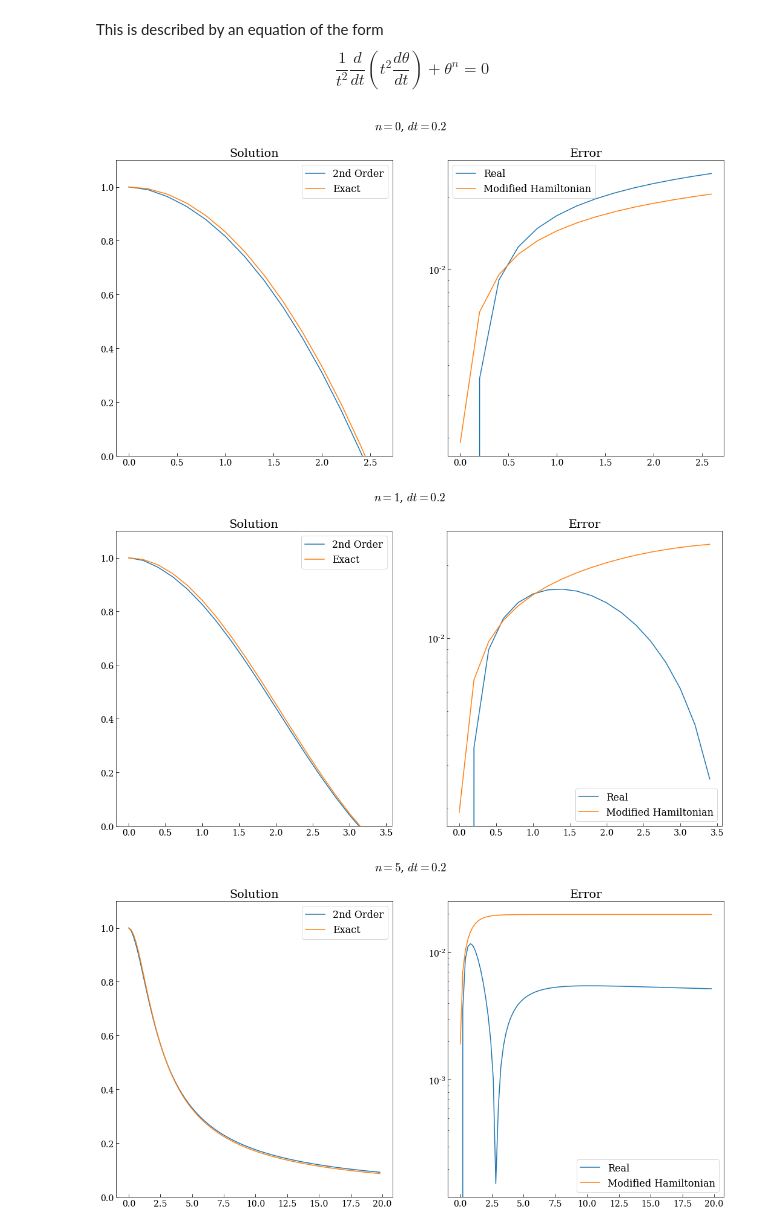
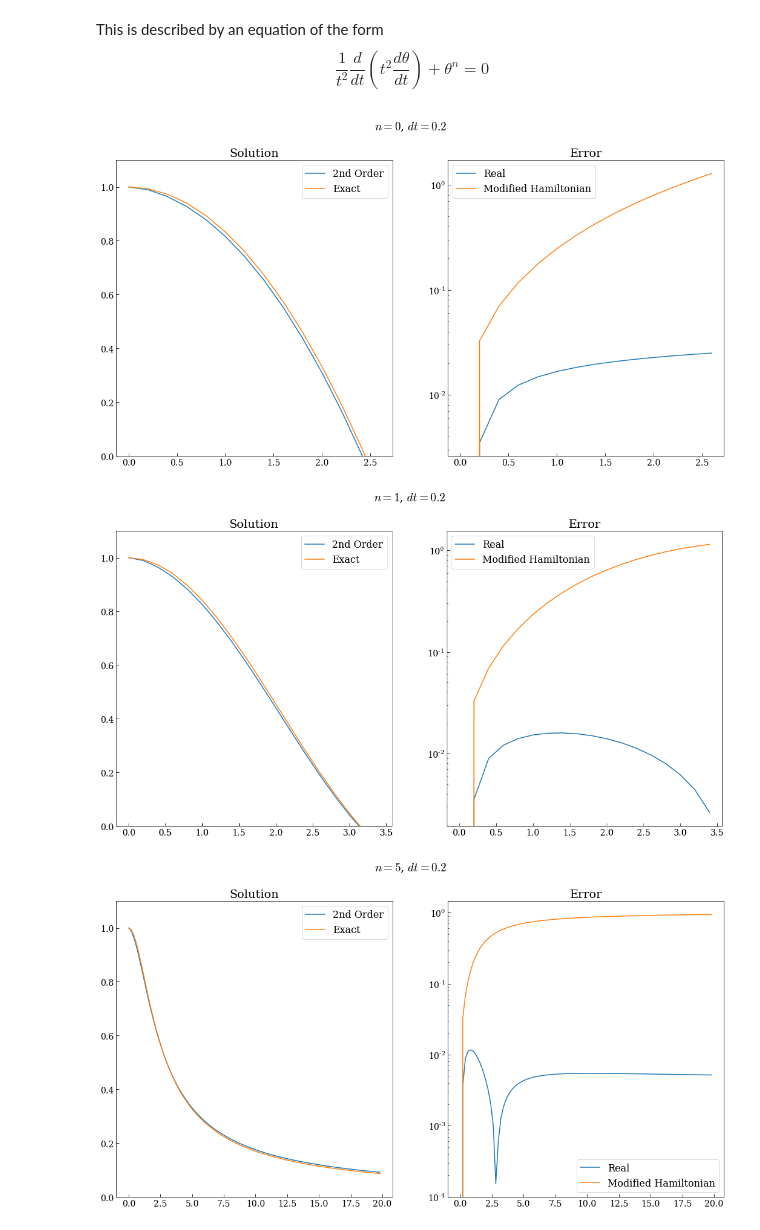
Before and after one commit to mseri/contact-integrators, a Jupyter notebook: The Lane-Emden Model-Error Analysis.ipynb, the cells around one changed output. Saved outputs shown, nothing was run; the diff lists cells and outputs as text; code cells hidden in the pictures.

Commit message:
L-E: new version -- with error
Signed-off-by: Marcello Seri <marcello.seri@gmail.com>

```diff
--- a/The Lane-Emden Model-Error Analysis.ipynb
+++ b/The Lane-Emden Model-Error Analysis.ipynb
@@ -38,22 +38,22 @@ class LaneEmden:
 
     def Vq(self, q, t):
         return q**self.n
-# %%
-def upper_error_bound(n, m, dt, p0, q0):
-    return np.abs(
-        dt * (21605+168*m*(1+m)*(-17+240*m*(1+m)))*p0/(15120*(1+2*m)**6)
-        - dt**2 * (-15+28*m*(1+m)*(31+60*m*(1+m)))*q0**n/(315*(1+2*m)**5)
-        + dt**3 * (559+336*m*(1+m)*(19+40*m*(1+m)))*n*p0*q0**(n-1)/(5040*(1+2*m)**4)
-    )
-
-def upper_error_bound_p(n, m, dt, p0, q0):
-    return np.abs(
-        2 * (141+28*m*(1+m)*(3+20*m*(1+m)))*p0/(105*(1+2*m)**7)
-        + dt * (2617+120*m*(1+m)*(37+144*m*(m+1)))*q0**n/(2160*(1+2*m)**6)
-        + dt**2 * (-15+28*m(1+m)*(31+60*m*(1+m)))*n*p0*q0**(n-1)/(315*(1+2*m)**5)
-        + dt**3 * (n*q**(n-2)*(- (559+336*m*(1+m)*(19+40*m*(1+m)))*(-1+n)*p0**2
-                               + (-505+336*m*(1+m)*(-1+40*m*(1+m)))*q0**(n+1))
-                  )/(10080*(1+2*m)**4))
+# %%
+def upper_error_bound(n, m, dt, p, q):
+    return 0 if m==0 else np.abs(
+        dt * p * (1 + 59/(2160*m**6) - 1/(72*m**4))
+        + dt**2 * q**n/3 * (1/(240*m**5) + 1/(12*m**3) - 1/m)
+        + dt**3 * n * p * q**(n-1)/6 * (1 + 1/(120*m**4))
+    )
+
+def upper_error_bound_p(n, m, dt, p, q):
+    return 0 if m==0 else np.abs(
+        p * (31/(672*m**7) - 7/(120*m**5) + 1/(6*m**3) - 2/m) +
+        + dt * q**n * (38 - 75 * m**2 + 360 * m**4 - 1080 * m**6)/(1080* m**6)
+        + dt**2 * n * p * q**(n-1) * (-1 - 20 * m**2 + 240 * m**4)/(720 * m**5)
+        + dt**3 * n * q**(n-2) * ((35 - 168 * m**2 + 120 * m**4) * q**(1 + n)
+                                  -(1 + 120 *m**4)*(n-1)*p**2
+                                 )/(1440 * m**4))
 # %%
 n = 0
 le = LaneEmden(n)
@@ -85,7 +85,7 @@ plt.legend()
 plt.subplot(122)
 plt.title("Error")
 plt.plot(tspan,abs(sol[:,1]-exact(tspan)),label="Real")
-plt.plot(tspan,np.cumsum([errq((m/dt),p0,q0) for m, p0, q0 in zip(tspan,sol[:,0],sol[:,1])]),
+plt.plot(tspan,np.cumsum([errq(m,p0,q0) for m, p0, q0 in zip(range(len(tspan)),sol[:,0],sol[:,1])]),
          label="Modified Hamiltonian")
 plt.legend()
 plt.yscale("log")
@@ -93,7 +93,7 @@ plt.legend()
 
 plt.show()
 # %% [output]
-[figure, old version]
+[figure, new version]
 # %%
 n = 1
 le = LaneEmden(n)
@@ -109,35 +109,35 @@ exact[0] = 1.0
 
 errq = lambda m, p0, q0: upper_error_bound(n,m,dt,p0,q0)
 errp = lambda m, p0, q0: upper_error_bound_p(n,m,dt,p0,q0)
 
 plt.figure(figsize=(18,9))
 plt.suptitle(f"$n={le.n}$, $dt={dt}$")
 sol, _, _ = ic.integrate(ic.step, le, tspan, p0, q0, 0.0)
 
 #p1, q1 = sol[:,0][1], sol[:,1][1]
 #solm1, _, _ = ic.integrate(ic.step6, le, tspan[1:], p1, q1, 0.0)
 #sole1, _, _ = ic.integrate(ic.step6e, le, tspan[1:], p1, q1, 0.0)
 
 plt.subplot(121)
 plt.title("Solution")
 plt.plot(tspan,sol[:,1],label="2nd Order")
 plt.plot(tspan, exact,
          label="Exact")
 plt.ylim(0,1.1)
 plt.legend()
 
 plt.subplot(122)
 plt.title("Error")
 plt.plot(tspan,abs(sol[:,1]-exact),label="Real")
-plt.plot(tspan,np.cumsum([errq((m/dt),p0,q0) for m, p0, q0 in zip(tspan,sol[:,0],sol[:,1])]),
+plt.plot(tspan,np.cumsum([errq(m,p0,q0) for m, p0, q0 in zip(range(len(tspan)),sol[:,0],sol[:,1])]),
          label="Modified Hamiltonian")
 plt.legend()
 plt.yscale("log")
 plt.legend()
 
 plt.show()
 # %% [output]
-[figure, old version]
+[figure, new version]
 # %%
 n=5
 le = LaneEmden(n)
@@ -169,7 +169,7 @@ plt.legend()
 plt.subplot(122)
 plt.title("Error")
 plt.plot(tspan,abs(sol[:,1]-exact(tspan)),label="Real")
-plt.plot(tspan,np.cumsum([errq((m/dt),p0,q0) for m, p0, q0 in zip(tspan,sol[:,0],sol[:,1])]),
+plt.plot(tspan,np.cumsum([errq(m,p0,q0) for m, p0, q0 in zip(range(len(tspan)),sol[:,0],sol[:,1])]),
          label="Modified Hamiltonian")
 plt.legend()
 plt.yscale("log")
@@ -177,4 +177,4 @@ plt.legend()
 
 plt.show()
 # %% [output]
-[figure, old version]
+[figure, new version]
```
